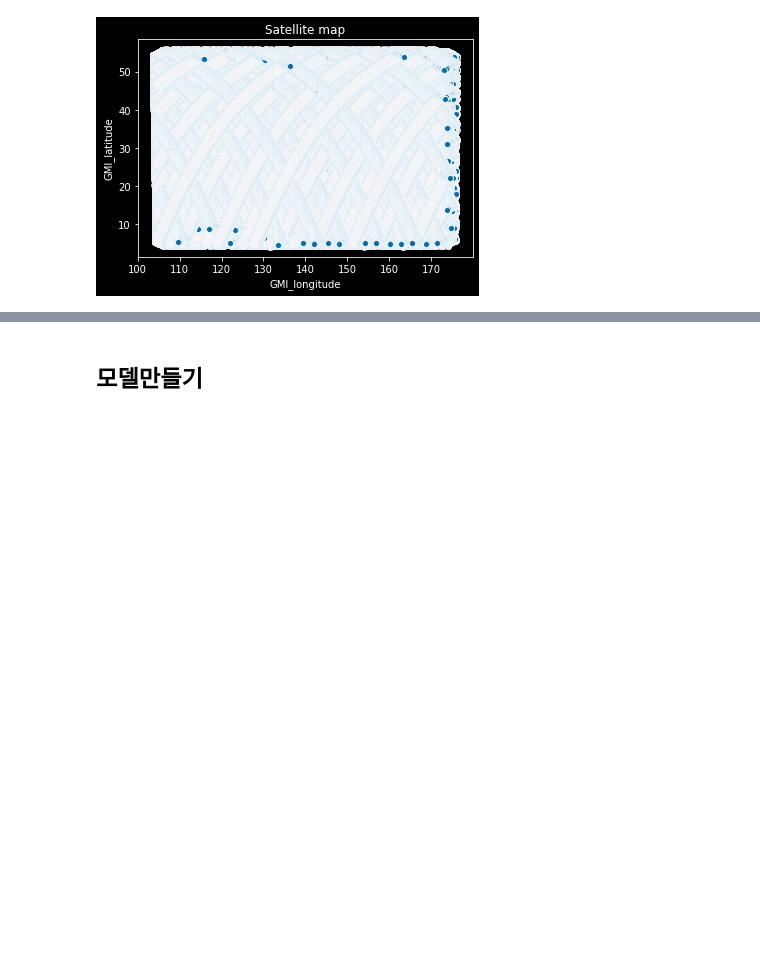
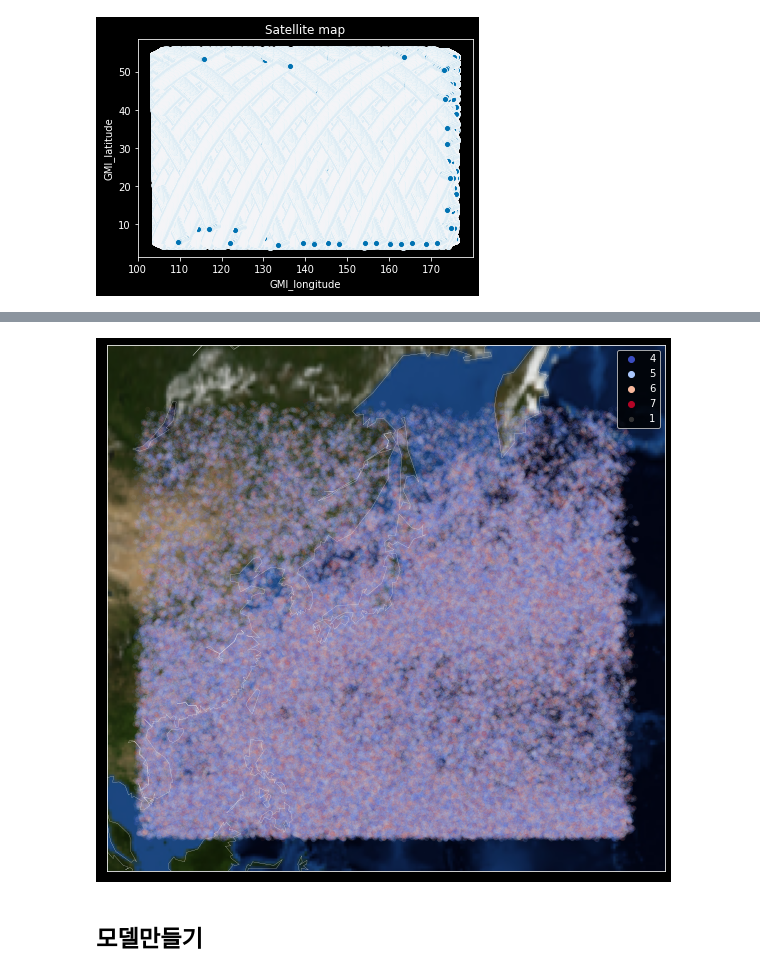
Before and after one commit to deagwon97/dacon-satellite-precipitation, a Jupyter notebook: Dacon_satellite_EDA.ipynb, the cells around one changed output, grey strips where cells are left out. Cells and saved outputs as stored; diff of their text form; code cells hidden in the pictures; blank space fills up the shorter version.

```diff
--- a/Dacon_satellite_EDA.ipynb
+++ b/Dacon_satellite_EDA.ipynb
@@ -257,24 +307,27 @@ from mpl_toolkits.basemap import Basemap
 # %%
-## 전체 데이터 지도위에 그리기
+
 plt.figure(figsize = (10,10))
 fig = plt.gcf()
 
 m = Basemap(projection='merc', \
             llcrnrlat=0, urcrnrlat=60, \
             llcrnrlon=100, urcrnrlon=180, \
             lat_ts=20, \
             resolution='c')
 
 m.bluemarble(scale=0.2)   # full scale will be overkill
 m.drawcoastlines(color='white', linewidth=0.2)  # add coastlines
-x, y = m(train_numeric.GMI_longitude.values, train_numeric.GMI_latitude.values)  # transform coordinates
+x, y = m(train_numeric_rain[:,1], train_numeric_rain[:,2])  # transform coordinates
 
 cmap = 'coolwarm'
 ax = sns.scatterplot(x=x, y=y,
-                     hue=train_numeric.land_type.values, # 색깔은 Land type
+                     hue=train_numeric_rain[:,3], # 색깔은 Land type
                      palette=cmap,
-                     sizes=(1, 2000),
-                     size=train_numeric.precipitation, # 크기는 Precipitation
-                     alpha = 0.5
+                     size = 1,
+                     #size=train_numeric_rain.precipitation, # 크기는 Precipitation
+                     alpha = 0.05,
+                     edgecolor = None
                      )
 plt.show()
+# %% [output]
+[figure, added]
```
Also changed, not shown: parts of 12 cells of this notebook.
